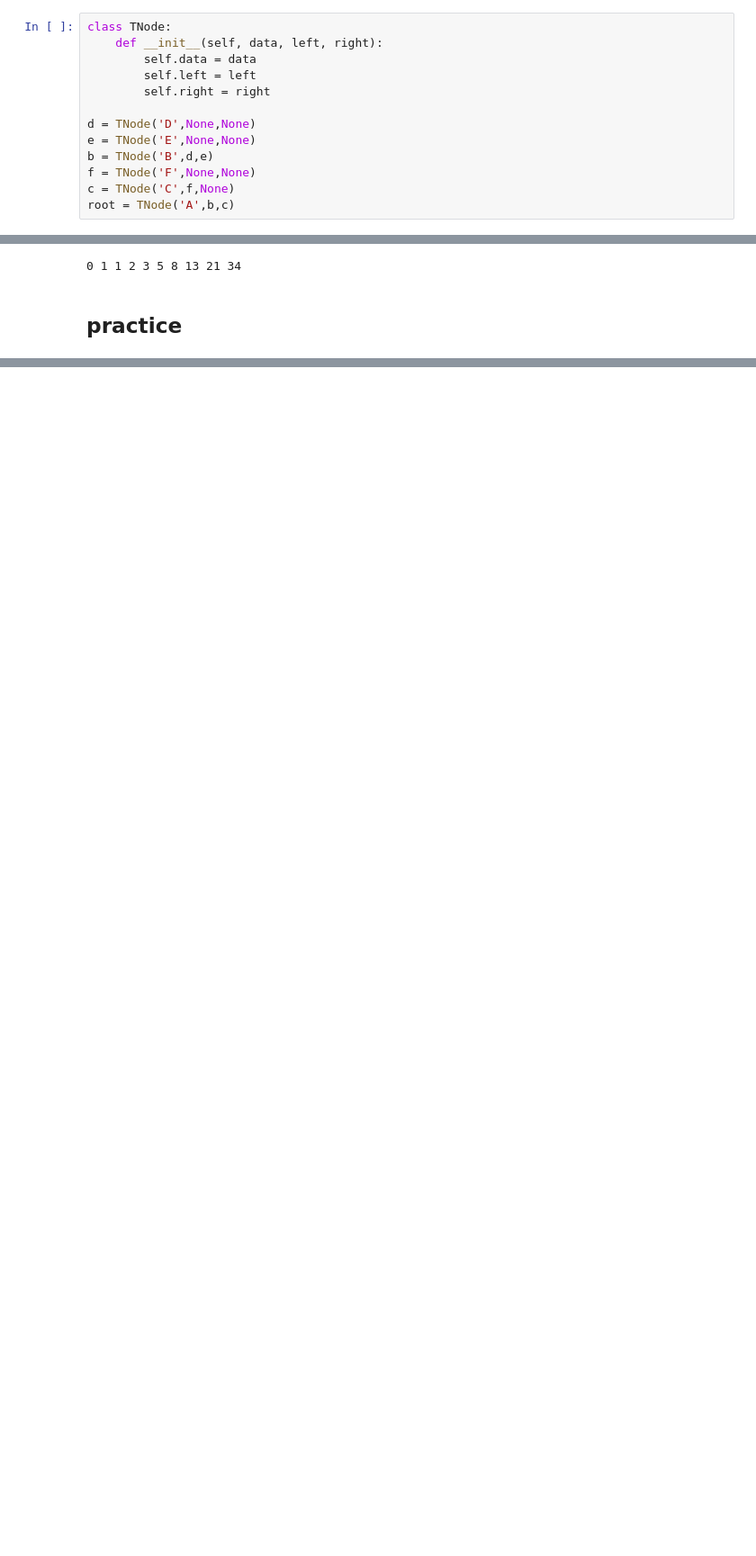
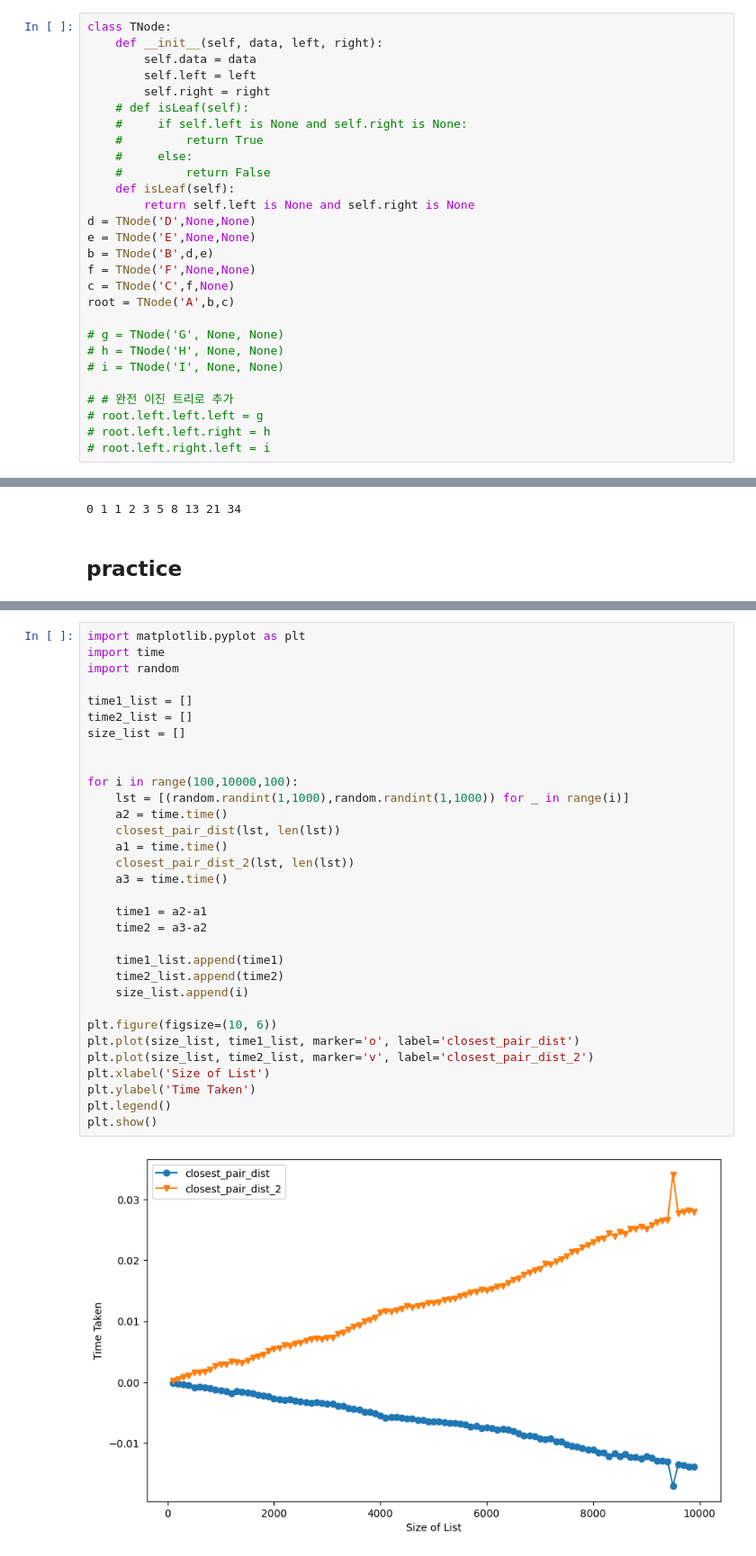
Before and after one commit to ben8169/Study, a Jupyter notebook: Algorithm/python_algorithm/Chapter5.ipynb, the cells around one changed output, grey strips where cells are left out. Shown: that part at 90% size. Cells and saved outputs as stored; diff of their text form; blank space fills up the shorter version.

```diff
--- a/Algorithm/python_algorithm/Chapter5.ipynb
+++ b/Algorithm/python_algorithm/Chapter5.ipynb
@@ -84,13 +95,28 @@ class TNode:
         self.data = data
         self.left = left
         self.right = right
-
+    # def isLeaf(self):
+    #     if self.left is None and self.right is None:
+    #         return True
+    #     else:
+    #         return False
+    def isLeaf(self):
+        return self.left is None and self.right is None
 d = TNode('D',None,None)
 e = TNode('E',None,None)
 b = TNode('B',d,e)
 f = TNode('F',None,None)
 c = TNode('C',f,None)
 root = TNode('A',b,c)
+
+# g = TNode('G', None, None)
+# h = TNode('H', None, None)
+# i = TNode('I', None, None)
+
+# # 완전 이진 트리로 추가
+# root.left.left.left = g
+# root.left.left.right = h
+# root.left.right.left = i
 # %% [markdown]
 #### 5.3.1 이진트리의 높이 알고리즘
 # %%
@@ -261,0 +569,34 @@ def merge_sort_iter(A):
+# %%
+import matplotlib.pyplot as plt
+import time
+import random
+
+time1_list = []
+time2_list = []
+size_list = []
+
+
+for i in range(100,10000,100):
+    lst = [(random.randint(1,1000),random.randint(1,1000)) for _ in range(i)]
+    a2 = time.time()
+    closest_pair_dist(lst, len(lst))
+    a1 = time.time()
+    closest_pair_dist_2(lst, len(lst))
+    a3 = time.time()
+
+    time1 = a2-a1
+    time2 = a3-a2
+
+    time1_list.append(time1)
+    time2_list.append(time2)
+    size_list.append(i)
+
+plt.figure(figsize=(10, 6))
+plt.plot(size_list, time1_list, marker='o', label='closest_pair_dist')
+plt.plot(size_list, time2_list, marker='v', label='closest_pair_dist_2')
+plt.xlabel('Size of List')
+plt.ylabel('Time Taken')
+plt.legend()
+plt.show()
+# %% [output]
+[figure, added]
```
Also changed, not shown: parts of 12 cells of this notebook.
